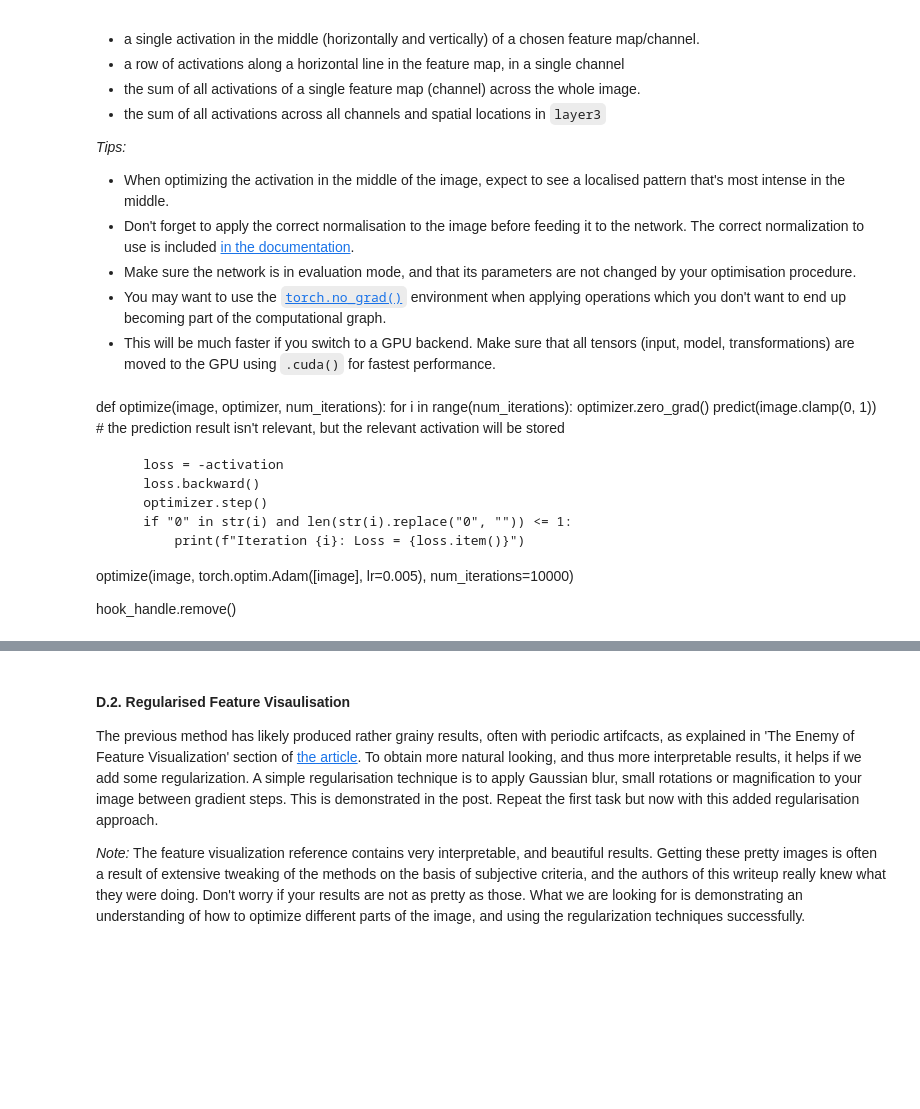
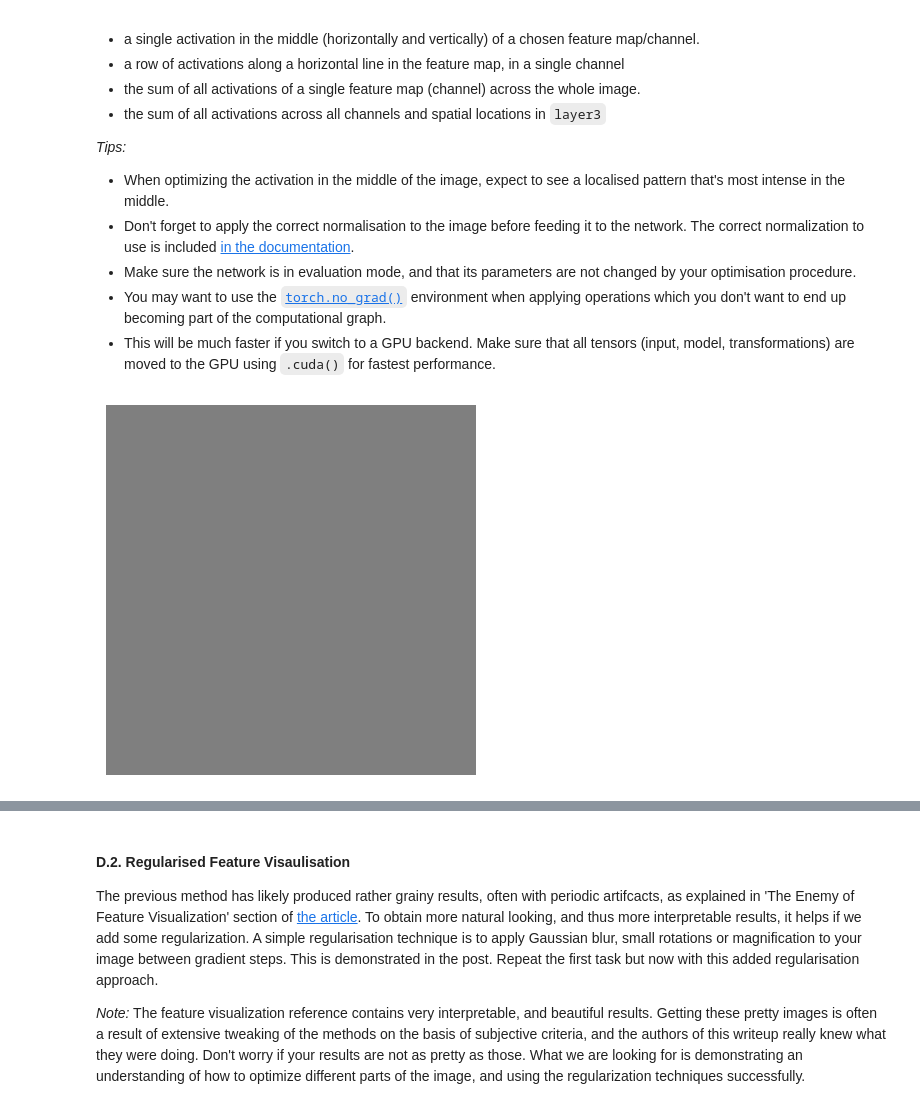
Before and after one commit to JDS289/-DNNs, a Jupyter notebook: dnns2.ipynb, the cells around one changed output, grey strips where cells are left out. Cells and saved outputs as stored; diff of their text form; code cells hidden in the pictures; blank space fills up the shorter version.

```diff
--- a/dnns2.ipynb
+++ b/dnns2.ipynb
@@ -63,20 +63,30 @@ resnet.eval();
 # %%
 transforms = weights.transforms()
 width, height = 256, 256
 image = transforms(0.5*torch.ones(3, height, width)).cuda().requires_grad_()
 
+def clamp_processed(tensor): # the restriction on the processed image enforced by the (0, 1) bounds on the pre-processed image
+    mean = torch.tensor(transforms.mean, device=tensor.device).view(3, 1, 1)
+    std = torch.tensor(transforms.std, device=tensor.device).view(3, 1, 1)
+    lower = (0 - mean) / std
+    upper = (1 - mean) / std
+    return torch.max(torch.min(image, upper), lower)
+
 def inverse_transforms(tensor):  # inverts the transforms(...) colour mapping, not the resizing/cropping
     mean = torch.tensor(transforms.mean, device=tensor.device).view(3, 1, 1)
     std = torch.tensor(transforms.std, device=tensor.device).view(3, 1, 1)
-    return tensor * std + mean
+    return clamp_processed(tensor) * std + mean
 
+@torch.no_grad()
 def draw(tensor, ax=None):
     if not ax:
         fig, ax = plt.subplots()
         ax.set_axis_off()
     ax.imshow(inverse_transforms(tensor).permute(1, 2, 0).detach().cpu().numpy())
 
 draw(image)
+# %% [output]
+[figure, added]
 # %%
 def predict(image):  # takes only one image_tensor (hence all the squeezing/unsqueezing)
     return resnet(image.unsqueeze(0)).detach().squeeze(0).softmax(0)
@@ -92,18 +92,0 @@ hook_handle = resnet.layer2.register_forward_hook(hook)
-# %% [markdown]
-def optimize(image, optimizer, num_iterations):
-    for i in range(num_iterations):
-        optimizer.zero_grad()
-        predict(image.clamp(0, 1))  # the prediction result isn't relevant, but the relevant activation will be stored
-
-        loss = -activation
-        loss.backward()
-        optimizer.step()
-        if "0" in str(i) and len(str(i).replace("0", "")) <= 1:
-            print(f"Iteration {i}: Loss = {loss.item()}")
-
-
-optimize(image, torch.optim.Adam([image], lr=0.005), num_iterations=10000)
-
-
-
-hook_handle.remove()
```
Also changed, not shown: parts of 10 cells of this notebook.
